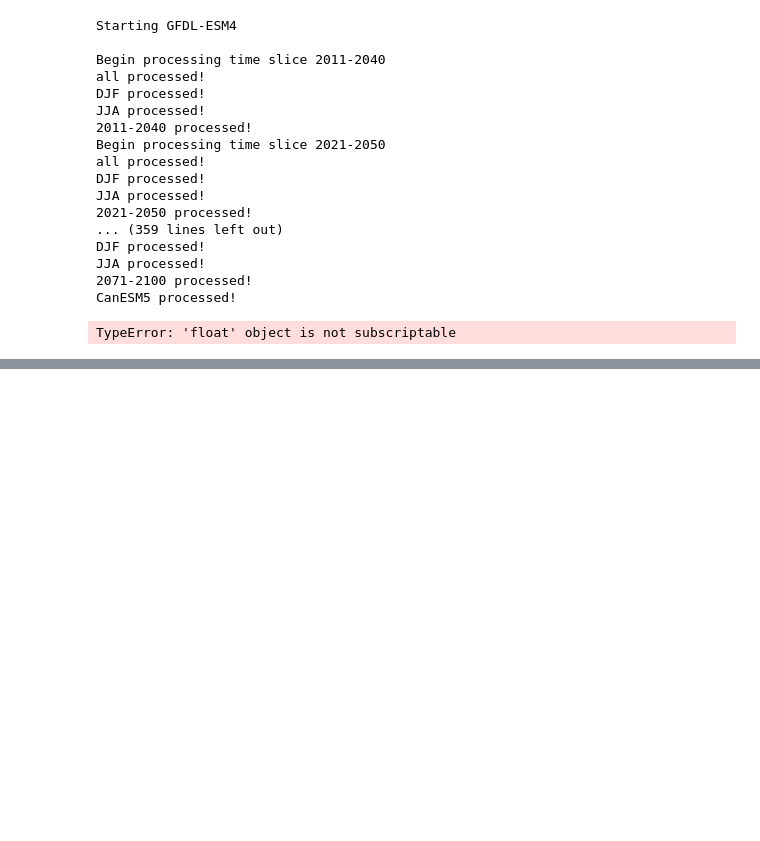
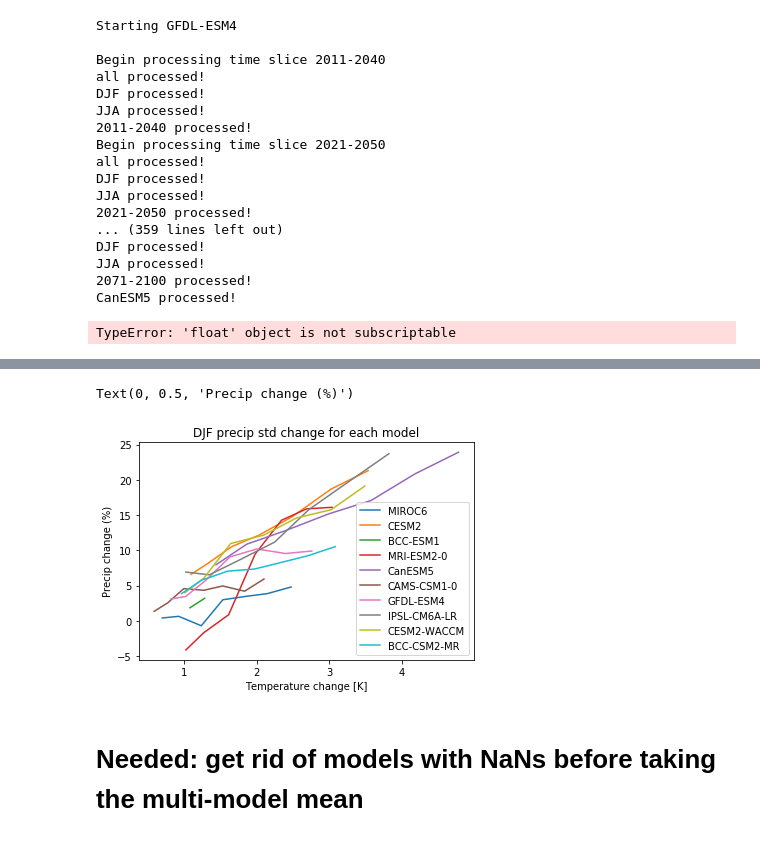
Before and after one commit to apendergrass/cmip6hack-precip, a Jupyter notebook: notebooks/mean_var_calcs.ipynb, the cells around one changed output, grey strips where cells are left out. Saved outputs shown, nothing was run; the diff lists cells and outputs as text; code cells hidden in the pictures; blank space fills up the shorter version.

```diff
--- a/notebooks/mean_var_calcs.ipynb
+++ b/notebooks/mean_var_calcs.ipynb
@@ -449,0 +486,11 @@ dsdG_djf=dsdG_djf_new.to_dict()
+# %%
+plt.plot(dt,(dsdG_djf_np-1)*100)
+plt.title('DJF precip std change for each model')
+plt.legend(modelnames)
+plt.xlabel('Temperature change [K]')
+plt.ylabel('Precip change (%)')
+# %% [output]
+Text(0, 0.5, 'Precip change (%)')
+[figure, added]
+# %% [markdown]
+# Needed: get rid of models with NaNs before taking the multi-model mean
```
Also changed, not shown: parts of 8 cells of this notebook.
